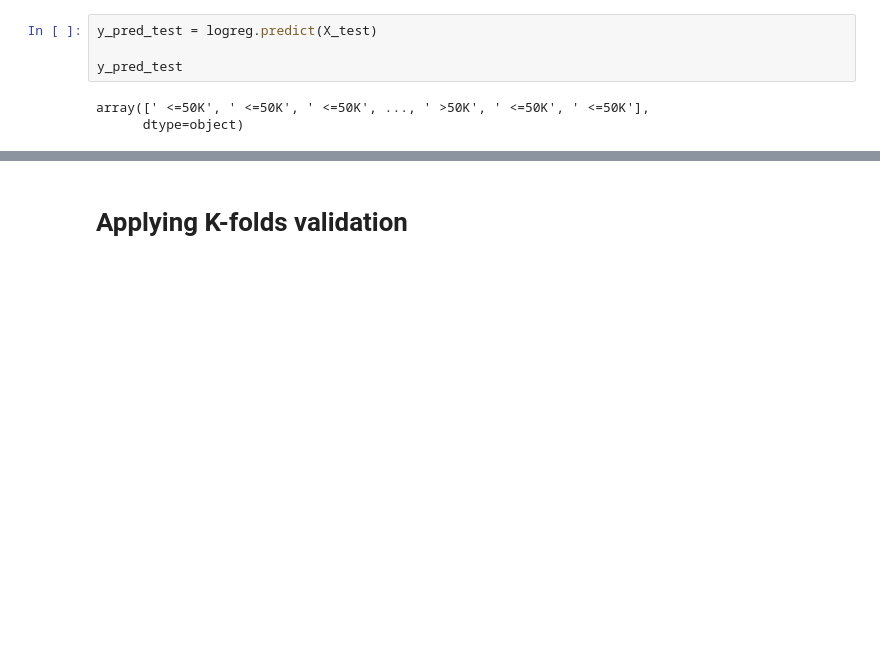
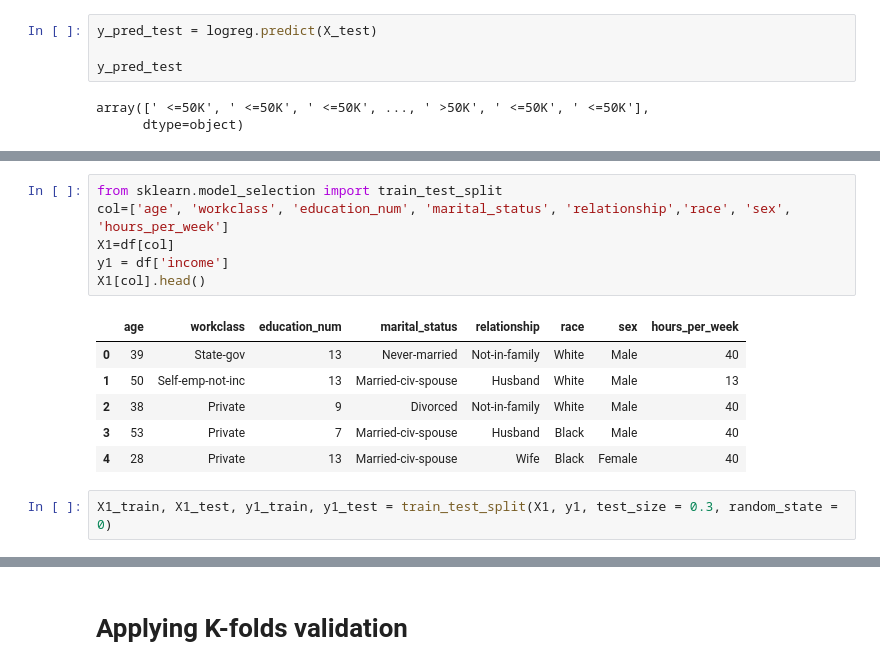
Before and after one commit to Vaishnavidd/daproject, a Jupyter notebook: task1day2.ipynb, the cells around one changed output, grey strips where cells are left out. Cells and saved outputs as stored; diff of their text form; blank space fills up the shorter version.

```diff
--- a/task1day2.ipynb
+++ b/task1day2.ipynb
@@ -494,0 +515,15 @@ Model accuracy score: 0.7998
+# %%
+from sklearn.model_selection import train_test_split
+col=['age', 'workclass', 'education_num', 'marital_status', 'relationship','race', 'sex', 'hours_per_week']
+X1=df[col]
+y1 = df['income']
+X1[col].head()
+# %% [output]
+|  | age | workclass | education_num | marital_status | relationship | race | sex | hours_per_week |
+| 0 | 39 | State-gov | 13 | Never-married | Not-in-family | White | Male | 40 |
+| 1 | 50 | Self-emp-not-inc | 13 | Married-civ-spouse | Husband | White | Male | 13 |
+| 2 | 38 | Private | 9 | Divorced | Not-in-family | White | Male | 40 |
+| 3 | 53 | Private | 7 | Married-civ-spouse | Husband | Black | Male | 40 |
+| 4 | 28 | Private | 13 | Married-civ-spouse | Wife | Black | Female | 40 |
+# %%
+X1_train, X1_test, y1_train, y1_test = train_test_split(X1, y1, test_size = 0.3, random_state = 0)
```
Also changed, not shown: parts of 13 cells of this notebook.
